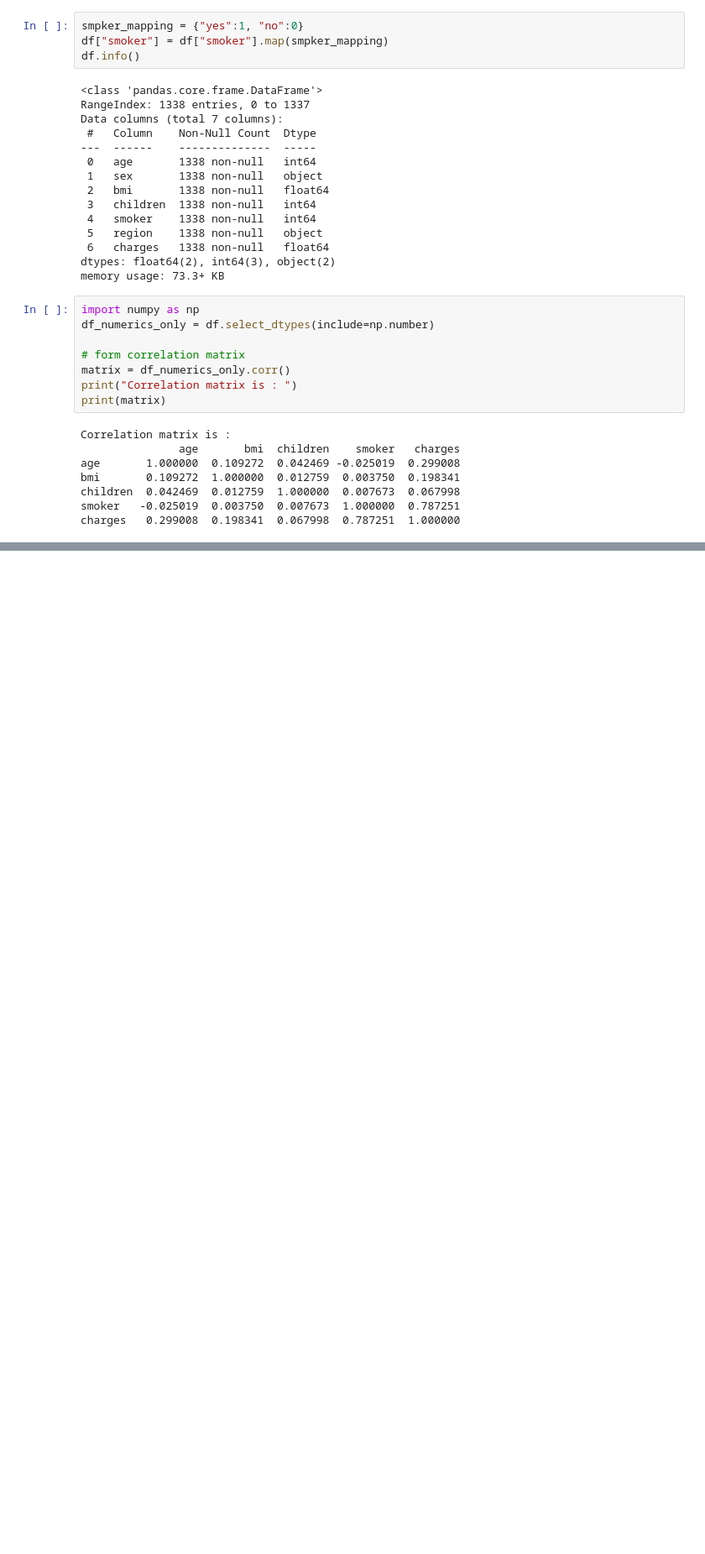
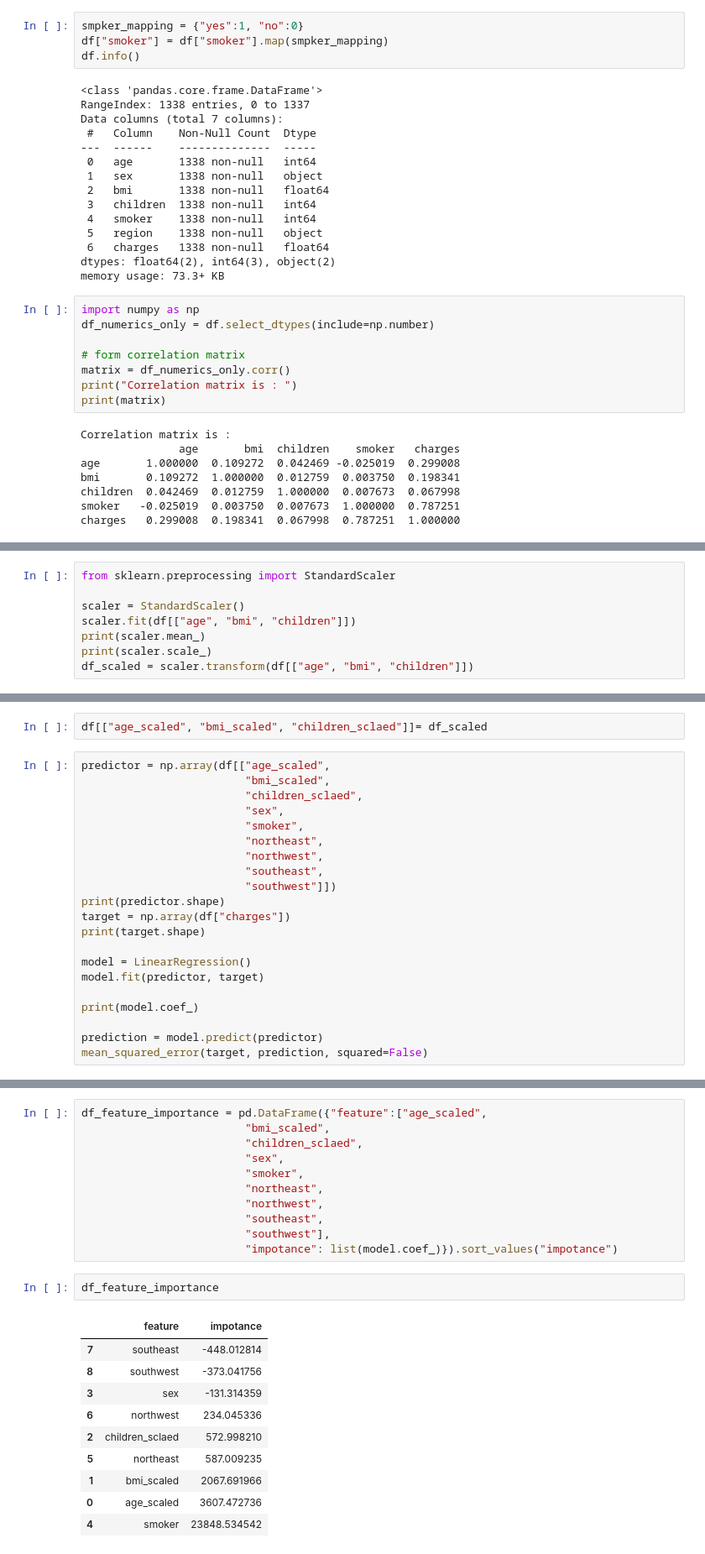
Before and after one commit to amitsahoo11071989/Linear_regression_2024, a Jupyter notebook: Linear_regression.ipynb, the cells around one changed output, grey strips where cells are left out. Shown at 84% size. Drawn from its saved outputs; the diff is of its cells as text; blank space fills up the shorter version.

```diff
--- a/Linear_regression.ipynb
+++ b/Linear_regression.ipynb
@@ -129,0 +313,8 @@ charges   0.299008  0.198341  0.067998  0.787251  1.000000
+# %%
+from sklearn.preprocessing import StandardScaler
+
+scaler = StandardScaler()
+scaler.fit(df[["age", "bmi", "children"]])
+print(scaler.mean_)
+print(scaler.scale_)
+df_scaled = scaler.transform(df[["age", "bmi", "children"]])
@@ -129,0 +331,23 @@ charges   0.299008  0.198341  0.067998  0.787251  1.000000
+# %%
+df[["age_scaled", "bmi_scaled", "children_sclaed"]]= df_scaled
+# %%
+predictor = np.array(df[["age_scaled",
+                         "bmi_scaled",
+                         "children_sclaed",
+                         "sex",
+                         "smoker",
+                         "northeast",
+                         "northwest",
+                         "southeast",
+                         "southwest"]])
+print(predictor.shape)
+target = np.array(df["charges"])
+print(target.shape)
+
+model = LinearRegression()
+model.fit(predictor, target)
+
+print(model.coef_)
+
+prediction = model.predict(predictor)
+mean_squared_error(target, prediction, squared=False)
@@ -129,0 +361,24 @@ charges   0.299008  0.198341  0.067998  0.787251  1.000000
+# %%
+df_feature_importance = pd.DataFrame({"feature":["age_scaled",
+                         "bmi_scaled",
+                         "children_sclaed",
+                         "sex",
+                         "smoker",
+                         "northeast",
+                         "northwest",
+                         "southeast",
+                         "southwest"],
+                         "impotance": list(model.coef_)}).sort_values("impotance")
+# %%
+df_feature_importance
+# %% [output]
+|  | feature | impotance |
+| 7 | southeast | -448.012814 |
+| 8 | southwest | -373.041756 |
+| 3 | sex | -131.314359 |
+| 6 | northwest | 234.045336 |
+| 2 | children_sclaed | 572.998210 |
+| 5 | northeast | 587.009235 |
+| 1 | bmi_scaled | 2067.691966 |
+| 0 | age_scaled | 3607.472736 |
+| 4 | smoker | 23848.534542 |
```
Also changed, not shown: parts of 23 cells of this notebook.
